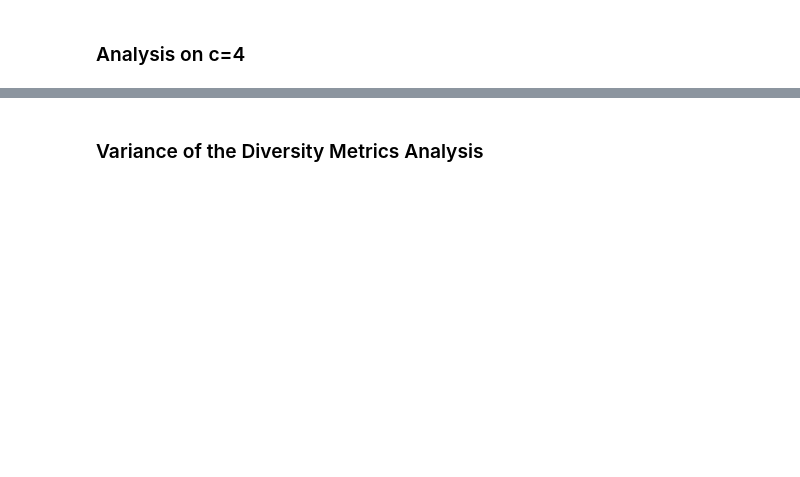
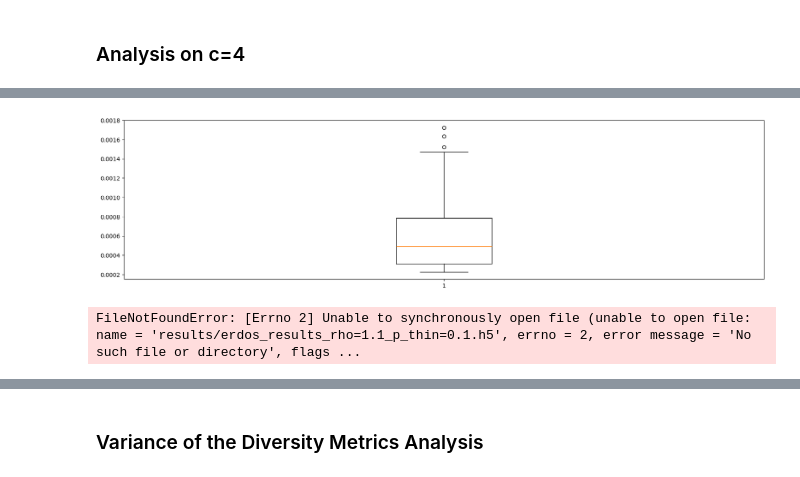
Before and after one commit to seyfdall/Thinned_Rescomp, a Jupyter notebook: data_analysis.ipynb, the cells around one changed output, grey strips where cells are left out. Cells and saved outputs as stored; diff of their text form; code cells hidden in the pictures; blank space fills up the shorter version.

```diff
--- a/data_analysis.ipynb
+++ b/data_analysis.ipynb
@@ -171,0 +177,16 @@ create_plots(mean_values, thresholds=[3, 100000, 100000, 10], cutoff=False)
+# %%
+hdf5_file='results/erdos_results_rho=50.0_p_thin=0.0.h5'
+with h5py.File(hdf5_file, 'r') as file:
+
+    div_der = []
+    div_pos = []
+
+    for group_name in file.keys():
+        group = file[group_name]
+        if 'mean_vpt_thinned' not in list(group.attrs):
+            continue
+        print(group_name)
+        div_der.append(group['div_der_thinned'][0])
+        div_pos.append(group['div_pos_thinned'][0])
+        # print('{}, c: {}, vpt_connected: {}, p_thin: {}, vpt_thinned: {}'.format(group_name, c, vpt_connected, p_thin, vpt_thinned))
+    # print('vpt_connected_average: {}, vpt_thinned_average: {}'.format(np.mean(vpt_connected_list), np.mean(vpt_thinned_list)))
@@ -171,0 +211,23 @@ create_plots(mean_values, thresholds=[3, 100000, 100000, 10], cutoff=False)
+# %%
+plt.boxplot(div_der)
+plt.show()
+# %% [output]
+[figure, added]
+# %%
+hdf5_file='results/erdos_results_rho=1.1_p_thin=0.1.h5'
+with h5py.File(hdf5_file, 'r') as file:
+
+    div_der = []
+    div_pos = []
+
+    for group_name in file.keys():
+        group = file[group_name]
+        if 'mean_vpt_thinned' not in list(group.attrs):
+            continue
+        print(group_name)
+        div_der.append(group['div_der_thinned'][0])
+        div_pos.append(group['div_pos_thinned'][0])
+        # print('{}, c: {}, vpt_connected: {}, p_thin: {}, vpt_thinned: {}'.format(group_name, c, vpt_connected, p_thin, vpt_thinned))
+    # print('vpt_connected_average: {}, vpt_thinned_average: {}'.format(np.mean(vpt_connected_list), np.mean(vpt_thinned_list)))
+# %% [output]
+FileNotFoundError: [Errno 2] Unable to synchronously open file (unable to open file: name = 'results/erdos_results_rho=1.1_p_thin=0.1.h5', errno = 2, error message = 'No such file or directory', flags ...
```
Also changed, not shown: parts of 13 cells of this notebook, 17 other files.
